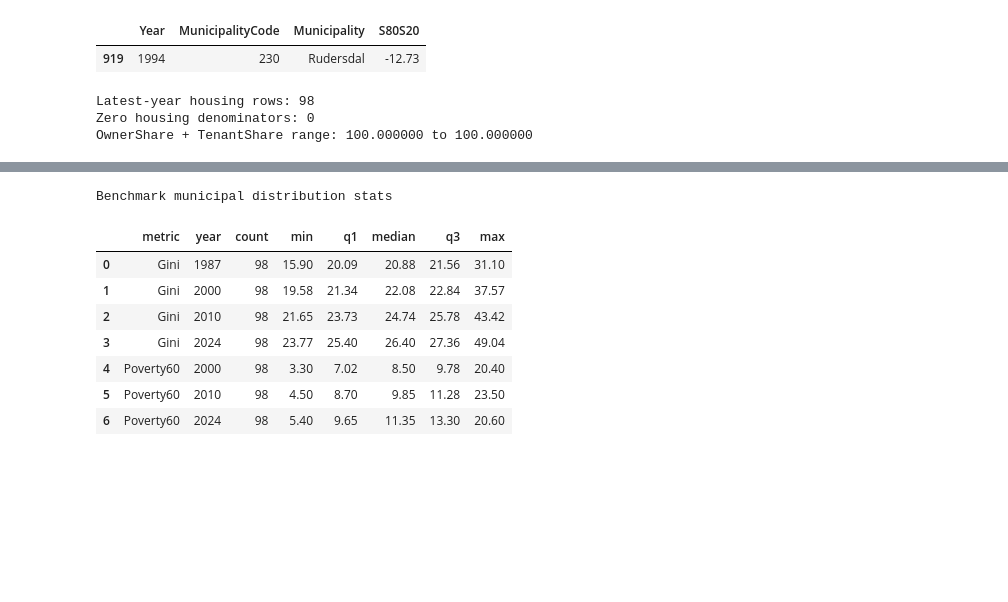
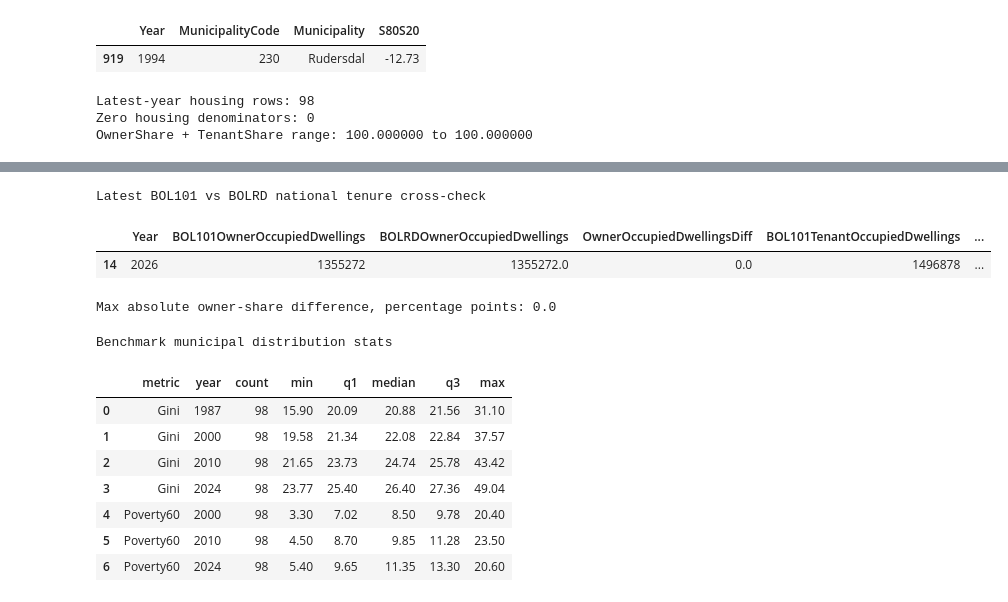
Before and after one commit to oliv2079/SocialProjectBv2, a Jupyter notebook: notebooks/denmark_inequality_project.ipynb, the cells around one changed output, grey strips where cells are left out. Saved outputs shown, nothing was run; the diff lists cells and outputs as text; code cells hidden in the pictures; blank space fills up the shorter version.

```diff
--- a/notebooks/denmark_inequality_project.ipynb
+++ b/notebooks/denmark_inequality_project.ipynb
@@ -246,3 +255,30 @@ OwnerShare + TenantShare range: 100.000000 to 100.000000
+# %%
+housing_check_columns = [
+    "Year",
+    "BOL101OwnerOccupiedDwellings",
+    "BOLRDOwnerOccupiedDwellings",
+    "OwnerOccupiedDwellingsDiff",
+    "BOL101TenantOccupiedDwellings",
+    "BOLRDTenantOccupiedDwellings",
+    "TenantOccupiedDwellingsDiff",
+    "BOL101OwnerShare",
+    "BOLRDOwnerShare",
+    "OwnerShareDiffPp",
+    "Status",
+]
+latest_housing_crosscheck = housing_crosscheck.sort_values("Year").tail(1)
+print("Latest BOL101 vs BOLRD national tenure cross-check")
+display(latest_housing_crosscheck[housing_check_columns].round({
+    "BOL101OwnerShare": 3,
+    "BOLRDOwnerShare": 3,
+    "OwnerShareDiffPp": 4,
+}))
+print("Max absolute owner-share difference, percentage points:", round(housing_crosscheck["OwnerShareDiffPp"].abs().max(), 4))
+# %% [output]
+Latest BOL101 vs BOLRD national tenure cross-check
+|  | Year | BOL101OwnerOccupiedDwellings | BOLRDOwnerOccupiedDwellings | OwnerOccupiedDwellingsDiff | BOL101TenantOccupiedDwellings | ... |
+| 14 | 2026 | 1355272 | 1355272.0 | 0.0 | 1496878 | ... |
+Max absolute owner-share difference, percentage points: 0.0
 # %%
 distribution_stats = pd.DataFrame(summary_stats["benchmark_distribution_stats"])
 print("Benchmark municipal distribution stats")
```
Also changed, not shown: parts of 7 cells of this notebook, 16 other files.
